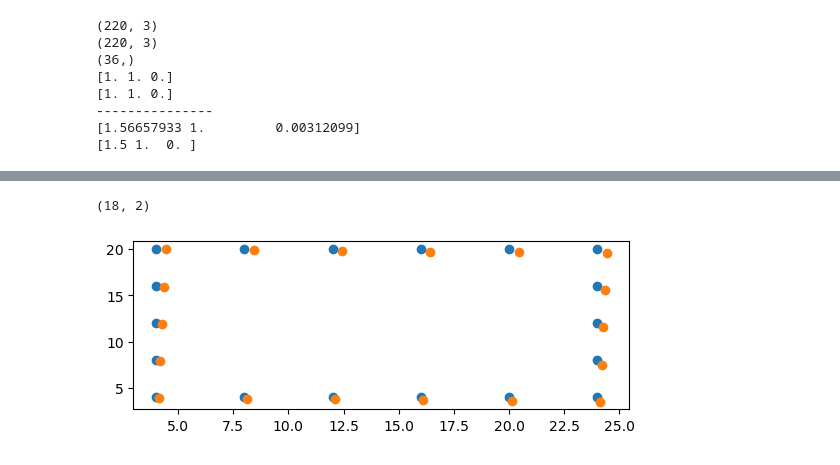
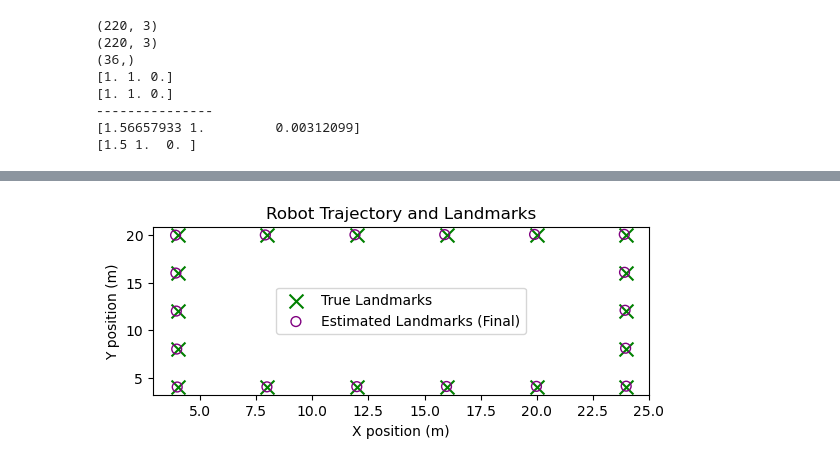
Before and after one commit to ivanovk22/SLAM, a Jupyter notebook: Prototype.ipynb, the cells around one changed output, grey strips where cells are left out. Saved outputs shown, nothing was run; the diff lists cells and outputs as text; code cells hidden in the pictures.

```diff
--- a/Prototype.ipynb
+++ b/Prototype.ipynb
@@ -90,15 +66,13 @@ x0[0] = Pose[0,0] #x(0)
 x0[1] = Pose[0,1] #y(0)
 x0[2] = Pose[0,2] #theta(0)
 #upper covariance
-lambda_ = 0.01
+lambda_ = 1e-6
 P_upper = lambda_ * np.eye(n_upper) #uncertainty of x,y,theta
 upper_zeros = np.zeros((n_upper,n_lower))
 #lower covariance
-eta = 1000000
+eta = 1000
 P_lower = eta * np.eye(n_lower) #uncertainty landmarks
 lower_zeros = np.zeros((n_lower,n_upper))
 #Initial covariance
 P0 = np.block([[P_upper,upper_zeros],
               [lower_zeros,P_lower]])
-Xp = x0.copy()
-Pp = P0.copy()
@@ -388,4 +318,0 @@ print(Landmarks)
-# %%
-print(landmark_pred)
-landmark_pred = landmark_pred.reshape(-1,2)
-print(landmark_pred)
@@ -410,14 +319,21 @@ print(landmark_pred)
 # %%
 landmark_pred = landmark_pred.reshape(-1,2)
-print(landmark_pred.shape)
 
 fig = plt.figure()
 ax1=plt.subplot(2,1,1)
-ax1.scatter(Landmarks[:,0],Landmarks[:,1],label=r'$x_1(t)$')
-ax1.scatter(landmark_pred[:,0],landmark_pred[:,1],label=r'$\hat{x}_1(t)$')
-# plt.scatter(x, y)
+plt.scatter(Landmarks[:, 0], Landmarks[:, 1], label='True Landmarks', color='green', marker='x', s=100)
 
+plt.scatter(landmark_pred[:, 0], landmark_pred[:, 1], label='Estimated Landmarks (Final)',
+            color='purple', marker='o', s=50, facecolors='none')
+# ax1.scatter(Landmarks[:,0],Landmarks[:,1],label=r'$x_1(t)$')
+# ax1.scatter(landmark_pred[:,0],landmark_pred[:,1],label=r'$\hat{x}_1(t)$')
+plt.xlabel("X position (m)")
+plt.ylabel("Y position (m)")
+plt.title("Robot Trajectory and Landmarks")
+plt.legend()
+# plt.axis('equal')
+# plt.grid(True)
 plt.show()
+# plt.show()
 # %% [output]
-(18, 2)
-[figure, old version]
+[figure, new version]
```
Also changed, not shown: parts of 14 cells of this notebook.
